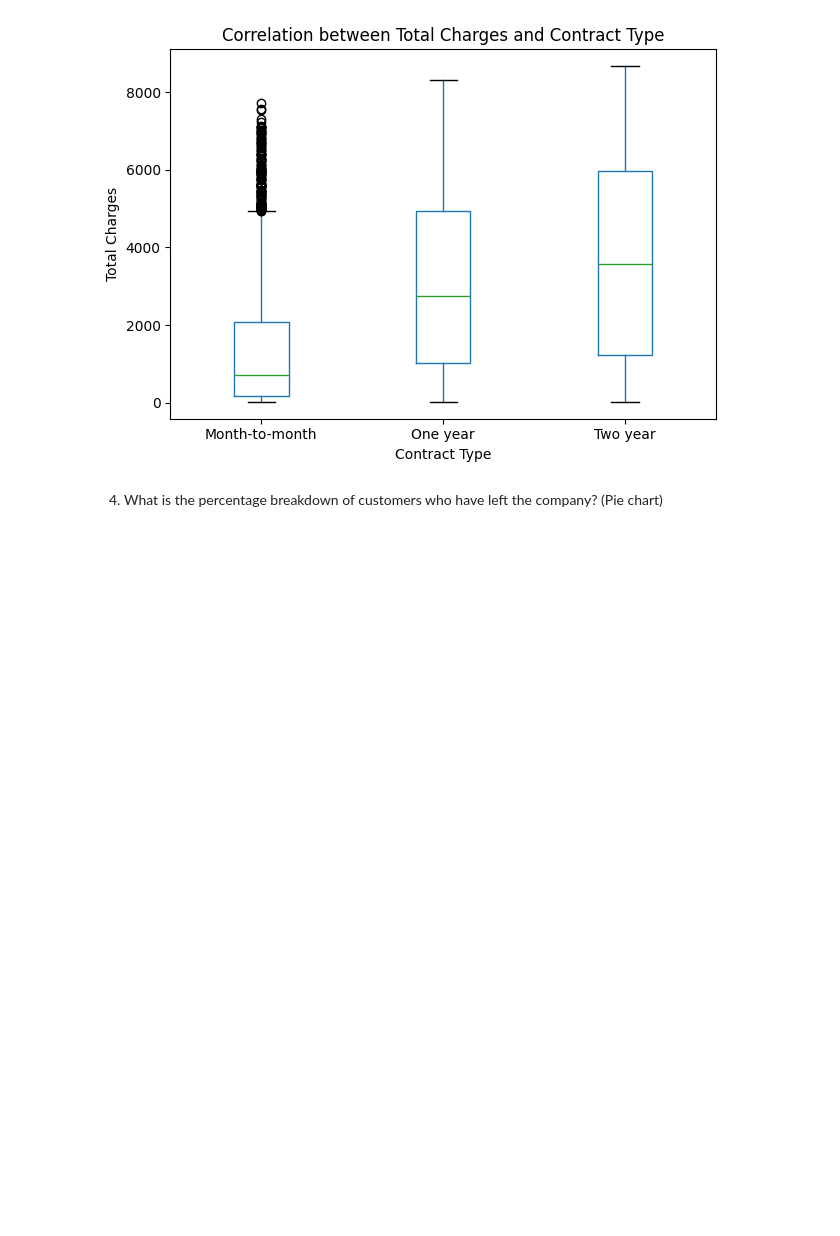
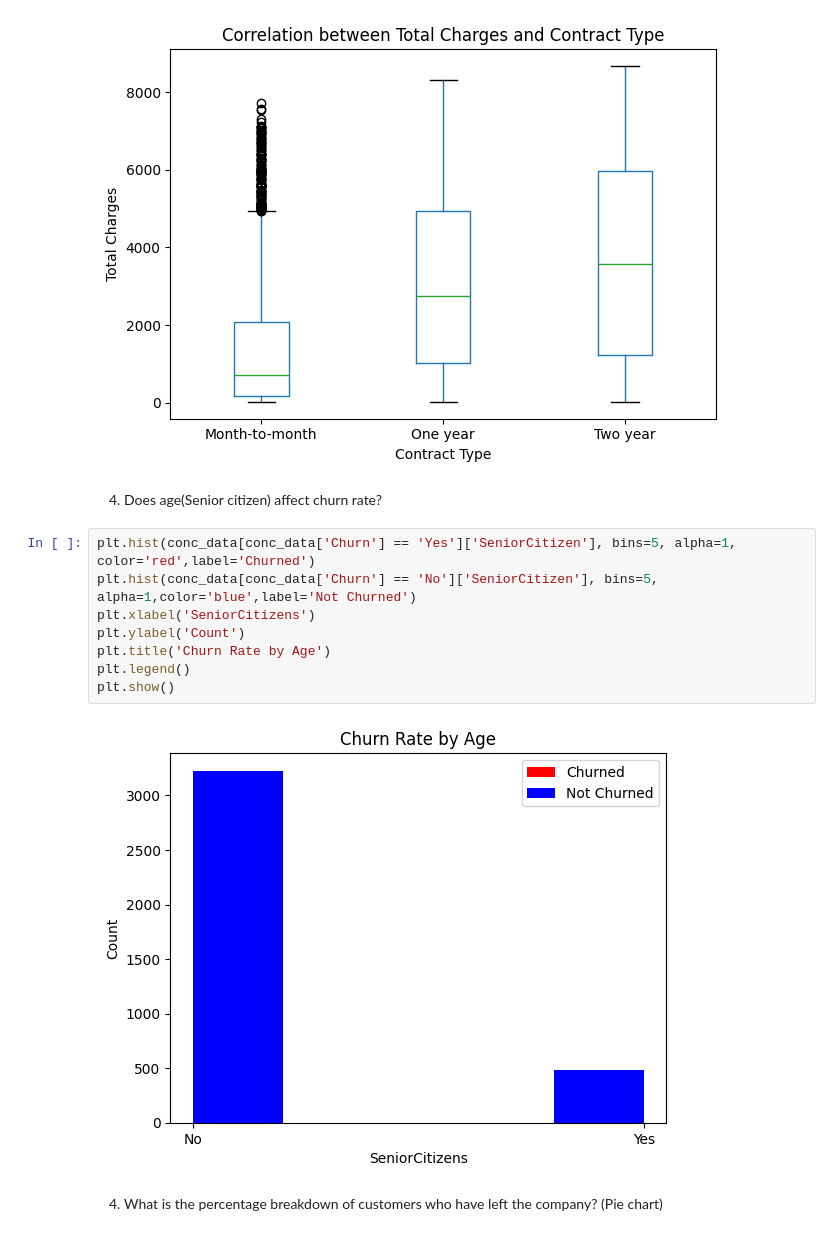
Before and after one commit to Dansoaa/Vodafone-Churn-Project, a Jupyter notebook: churn_analysiis.ipynb, the cells around one changed output. Drawn from its saved outputs; the diff is of its cells as text; blank space fills up the shorter version.

```diff
--- a/churn_analysiis.ipynb
+++ b/churn_analysiis.ipynb
@@ -643,6 +642,18 @@ plt.show()
 # %% [output]
 <Figure size 800x600 with 0 Axes>
 [figure]
+# %% [markdown]
+4. Does age(Senior citizen) affect churn rate?
+# %%
+plt.hist(conc_data[conc_data['Churn'] == 'Yes']['SeniorCitizen'], bins=5, alpha=1, color='red',label='Churned')
+plt.hist(conc_data[conc_data['Churn'] == 'No']['SeniorCitizen'], bins=5, alpha=1,color='blue',label='Not Churned')
+plt.xlabel('SeniorCitizens')
+plt.ylabel('Count')
+plt.title('Churn Rate by Age')
+plt.legend()
+plt.show()
+# %% [output]
+[figure, added]
 # %% [markdown]
 4. What is the percentage breakdown of customers who have left the company? (Pie chart)
 # %%
```
Also changed, not shown: parts of 13 cells of this notebook, 1 other file.
